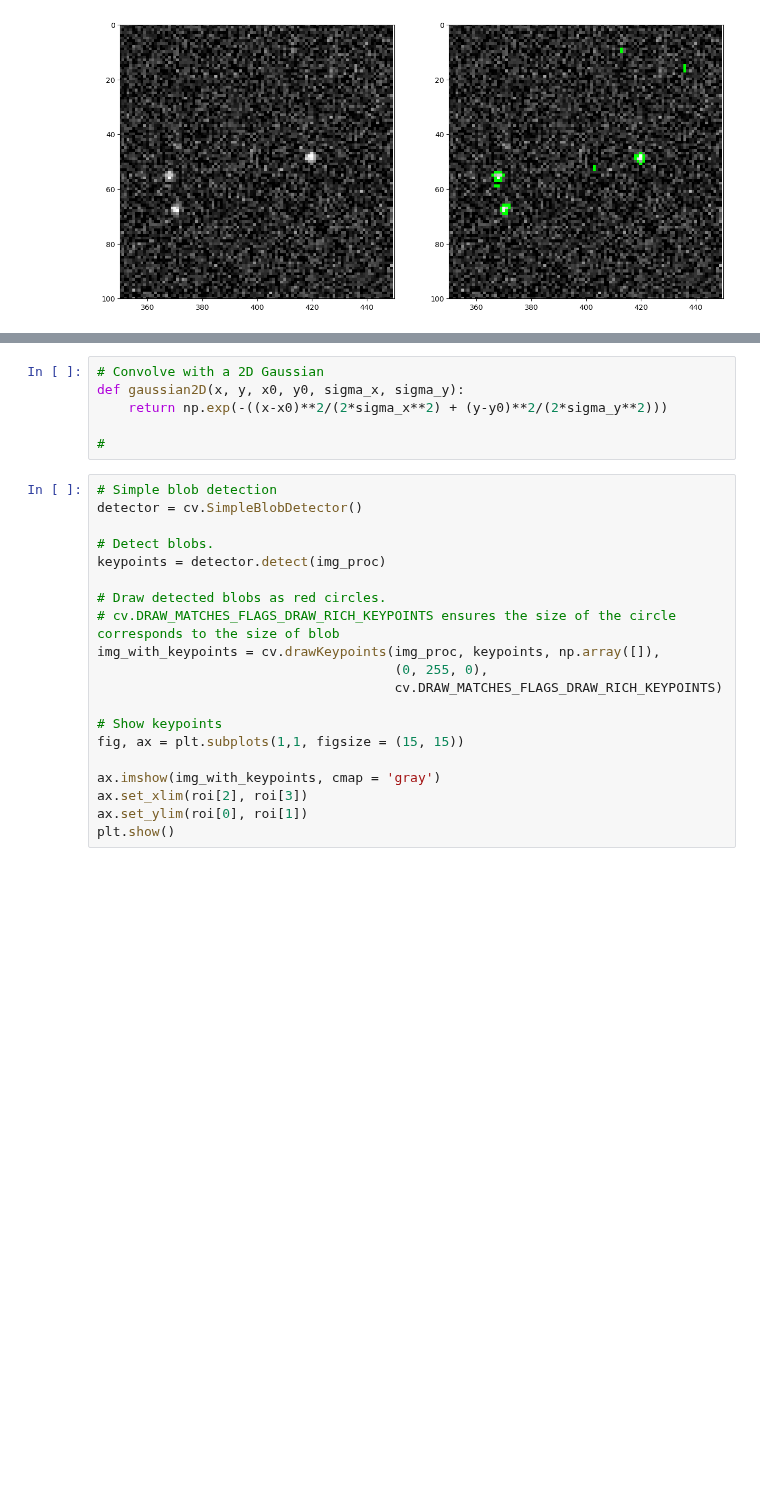
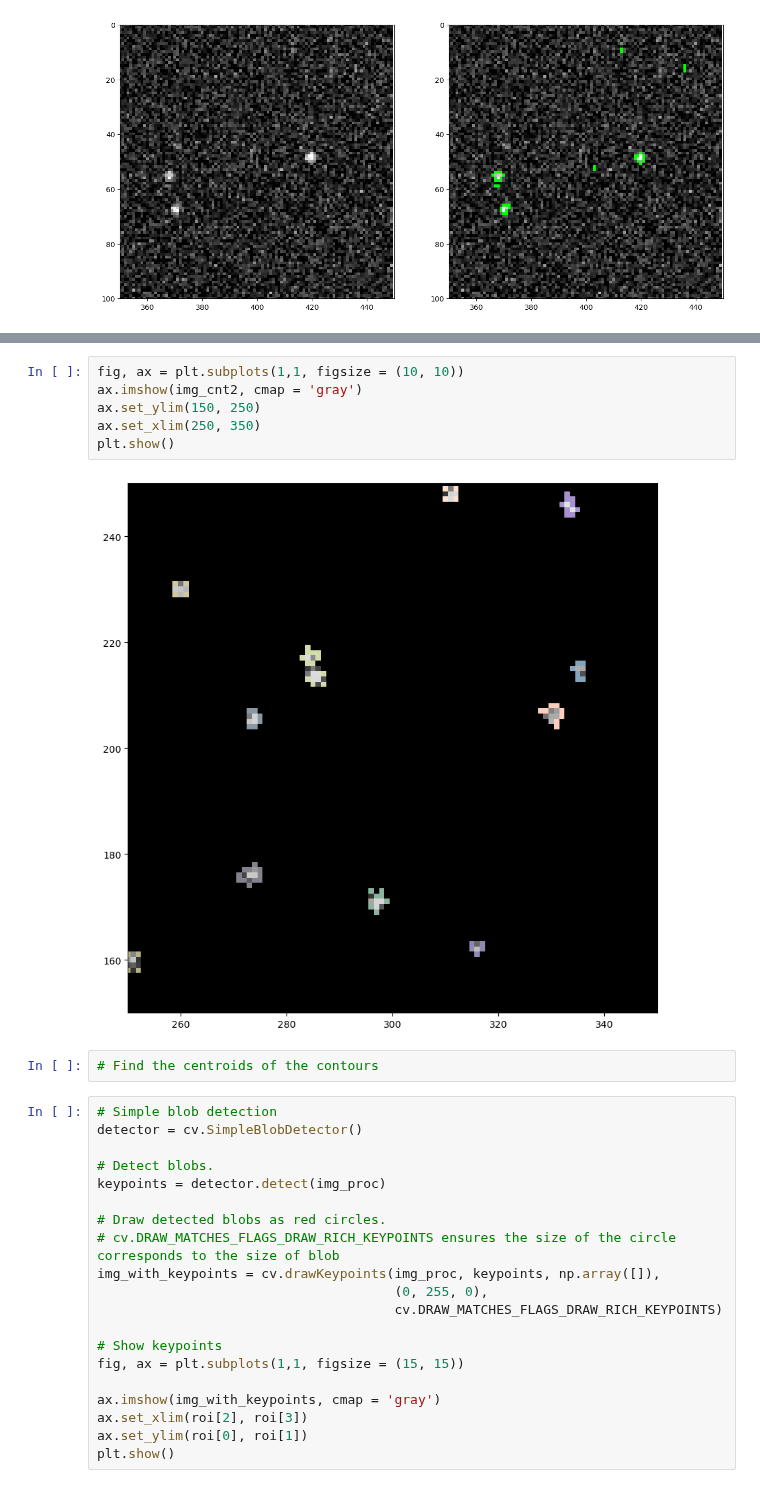
Before and after one commit to TFLVerouden/ETPoF, a Jupyter notebook: HW3/ETPoF_HW3_2.ipynb, the cells around one changed output, grey strips where cells are left out. Saved outputs shown, nothing was run; the diff lists cells and outputs as text; blank space fills up the shorter version.

```diff
--- a/HW3/ETPoF_HW3_2.ipynb
+++ b/HW3/ETPoF_HW3_2.ipynb
@@ -92,9 +92,13 @@ ax.set_ylim(300, 0)
+# %%
+fig, ax = plt.subplots(1,1, figsize = (10, 10))
+ax.imshow(img_cnt2, cmap = 'gray')
+ax.set_ylim(150, 250)
+ax.set_xlim(250, 350)
+plt.show()
+# %% [output]
+[figure, added]
 # %%
-# Convolve with a 2D Gaussian
-def gaussian2D(x, y, x0, y0, sigma_x, sigma_y):
-    return np.exp(-((x-x0)**2/(2*sigma_x**2) + (y-y0)**2/(2*sigma_y**2)))
-
-#
+# Find the centroids of the contours
 # %%
 # Simple blob detection
 detector = cv.SimpleBlobDetector()
```
Also changed, not shown: parts of 1 cell of this notebook, 1 other file.
